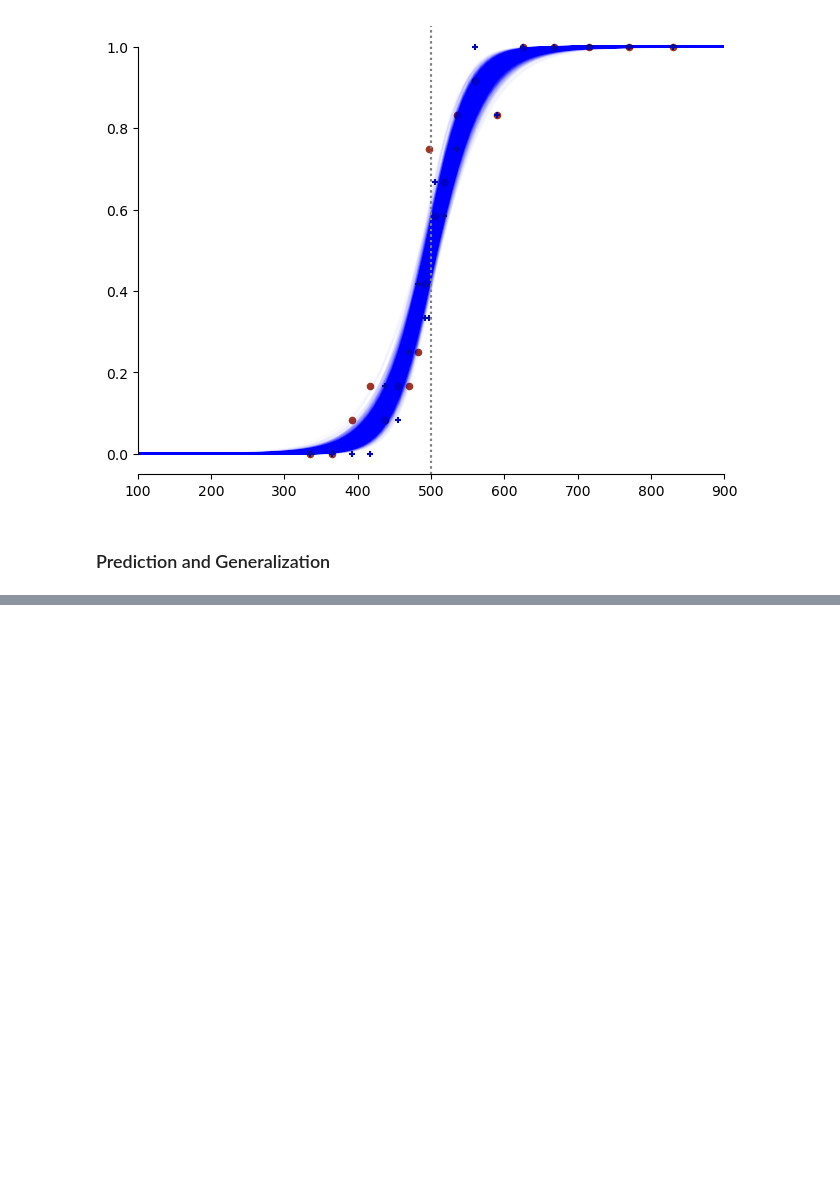
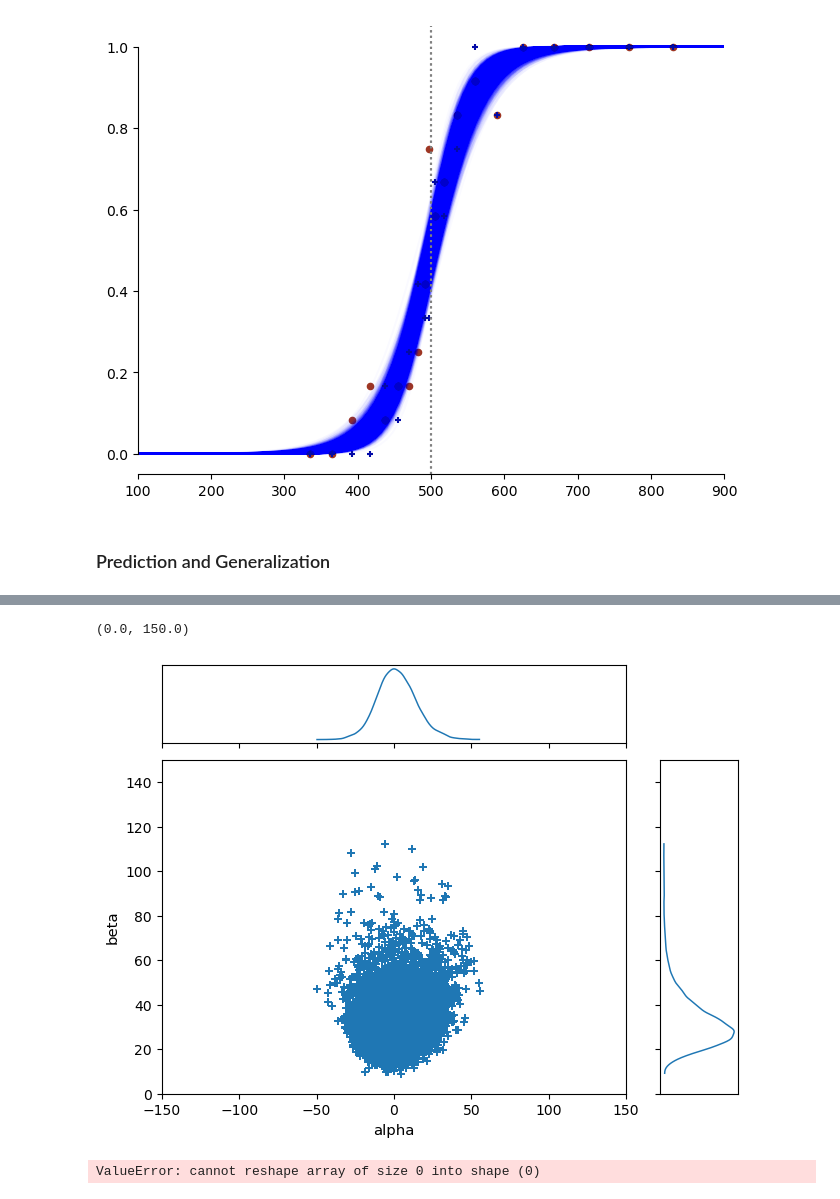
Before and after one commit to alazaydin/BMCM, a Jupyter notebook: BMCM.ipynb, the cells around one changed output, grey strips where cells are left out. Saved outputs shown, nothing was run; the diff lists cells and outputs as text; code cells hidden in the pictures; blank space fills up the shorter version.

```diff
--- a/BMCS 2.ipynb
+++ b/BMCM.ipynb
@@ -1783,0 +1791,18 @@ ax.axvline(x=500, color='gray', linestyle=':');
+# %%
+partial_obs = selected_subj_data[selected_subj_data.modality=="auditory"][0:59]
+# %%
+with pm.Model() as m_pred_gen:
+
+    # modality invariant parameters
+    alpha = pm.Normal("alpha", mu=0, sigma=50)
+    _beta = pm.Normal.dist(mu=0, sigma=100)
+    beta = pm.Truncated("beta", _beta, lower=0, upper=None)
+
+    # likelihoods
+    theta_at = pm.Deterministic("theta_at", pm.invlogit((partial_obs[partial_obs.modality == 'auditory'].Stimulus.values.astype(np.int64)
+                                                             - 500 - alpha) / beta))
+    theta_vt = pm.Deterministic("theta_vt", pm.invlogit((partial_obs[partial_obs.modality == 'visual'].Stimulus.values.astype(np.int64)
+                                                             - 500 - alpha) / beta))
+    # outcomes
+    y_at = pm.Bernoulli("y_at", p=theta_at, observed=partial_obs[partial_obs.modality == 'auditory'].Decision.values)
+    y_at = pm.Bernoulli("y_vt", p=theta_vt, observed=None)
@@ -1783,0 +1813,3 @@ ax.axvline(x=500, color='gray', linestyle=':');
+# %%
+with m_pred_gen:
+    trace_m_pg = pm.sample(3000, chains=3, target_accept=0.95)
@@ -1783,0 +1823,17 @@ ax.axvline(x=500, color='gray', linestyle=':');
+# %%
+ax = az.plot_pair(trace_m_pg.posterior, marginals=True, textsize=10, var_names=['alpha', 'beta'],
+                kind='scatter', scatter_kwargs={'marker': 'P'});
+
+for i in np.arange(len(ax)):
+    ax[i][0].set_xlim([-150, 150])
+ax[1][0].set_ylim([0, 150])
+# %% [output]
+(0.0, 150.0)
+[figure, added]
+# %%
+# adding 'alpha', 'beta', 'theta' to var_names changes results!
+# but why would we add a&b as vars? that may be needed when we change the data, but thats not the case now.
+with m_pred_gen:
+    m_postpred = pm.sample_posterior_predictive(trace_m_pg.posterior, var_names=['y_at'])
+# %% [output]
+ValueError: cannot reshape array of size 0 into shape (0)
```
Also changed, not shown: parts of 6 cells of this notebook, 2 other files.
